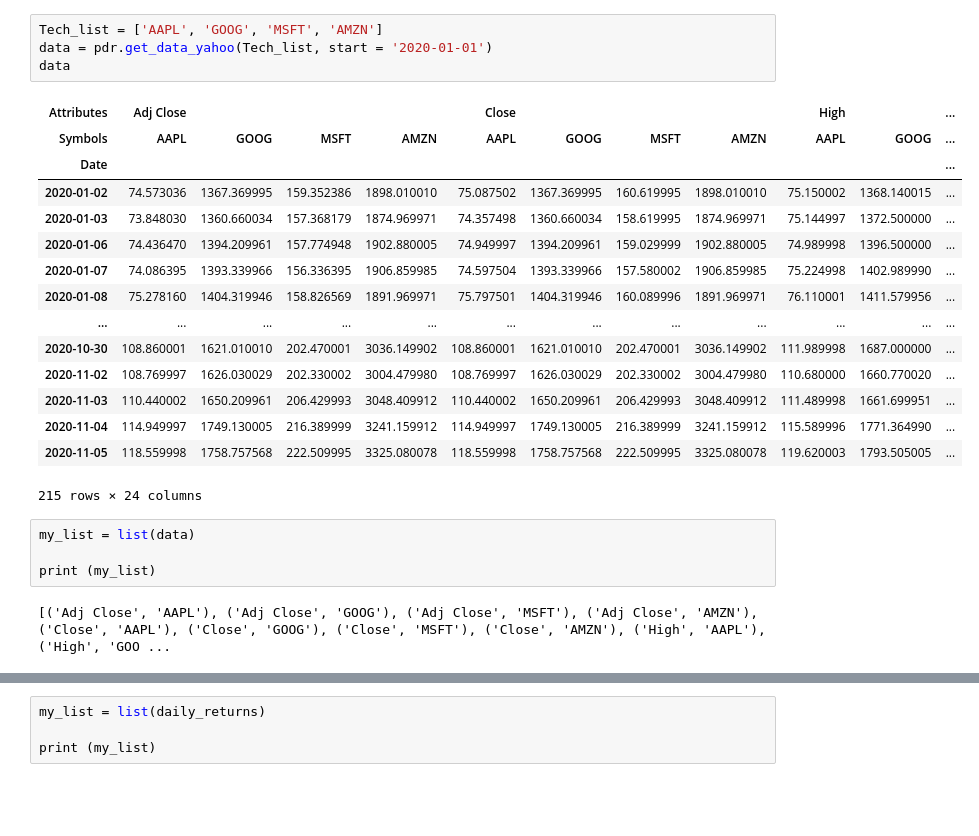
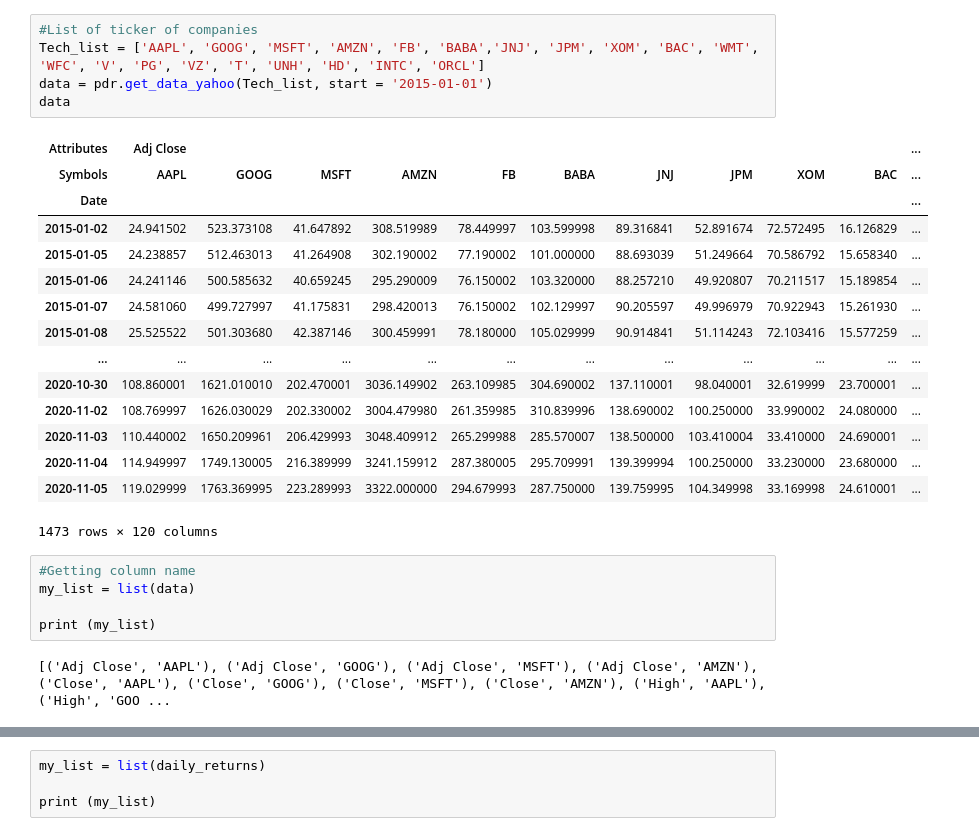
Before and after one commit to RITISHKARKIUNH/stockanalysis, a Jupyter notebook: Stock_Analysis.ipynb, the cells around one changed output, grey strips where cells are left out. Cells and saved outputs as stored; diff of their text form; blank space fills up the shorter version.

```diff
--- a/Stock_Analysis.ipynb
+++ b/Stock_Analysis.ipynb
@@ -52,24 +88,26 @@ df
 # %%
-Tech_list = ['AAPL', 'GOOG', 'MSFT', 'AMZN']
-data = pdr.get_data_yahoo(Tech_list, start = '2020-01-01')
+#List of ticker of companies
+Tech_list = ['AAPL', 'GOOG', 'MSFT', 'AMZN', 'FB', 'BABA','JNJ', 'JPM', 'XOM', 'BAC', 'WMT', 'WFC', 'V', 'PG', 'VZ', 'T', 'UNH', 'HD', 'INTC', 'ORCL']
+data = pdr.get_data_yahoo(Tech_list, start = '2015-01-01')
 data
 # %% [output]
-| Attributes | Adj Close |  |  |  | Close |  |  |  | High |  | ... |
-| Symbols | AAPL | GOOG | MSFT | AMZN | AAPL | GOOG | MSFT | AMZN | AAPL | GOOG | ... |
+| Attributes | Adj Close |  |  |  |  |  |  |  |  |  | ... |
+| Symbols | AAPL | GOOG | MSFT | AMZN | FB | BABA | JNJ | JPM | XOM | BAC | ... |
 | Date |  |  |  |  |  |  |  |  |  |  | ... |
-| 2020-01-02 | 74.573036 | 1367.369995 | 159.352386 | 1898.010010 | 75.087502 | 1367.369995 | 160.619995 | 1898.010010 | 75.150002 | 1368.140015 | ... |
-| 2020-01-03 | 73.848030 | 1360.660034 | 157.368179 | 1874.969971 | 74.357498 | 1360.660034 | 158.619995 | 1874.969971 | 75.144997 | 1372.500000 | ... |
-| 2020-01-06 | 74.436470 | 1394.209961 | 157.774948 | 1902.880005 | 74.949997 | 1394.209961 | 159.029999 | 1902.880005 | 74.989998 | 1396.500000 | ... |
-| 2020-01-07 | 74.086395 | 1393.339966 | 156.336395 | 1906.859985 | 74.597504 | 1393.339966 | 157.580002 | 1906.859985 | 75.224998 | 1402.989990 | ... |
-| 2020-01-08 | 75.278160 | 1404.319946 | 158.826569 | 1891.969971 | 75.797501 | 1404.319946 | 160.089996 | 1891.969971 | 76.110001 | 1411.579956 | ... |
+| 2015-01-02 | 24.941502 | 523.373108 | 41.647892 | 308.519989 | 78.449997 | 103.599998 | 89.316841 | 52.891674 | 72.572495 | 16.126829 | ... |
+| 2015-01-05 | 24.238857 | 512.463013 | 41.264908 | 302.190002 | 77.190002 | 101.000000 | 88.693039 | 51.249664 | 70.586792 | 15.658340 | ... |
+| 2015-01-06 | 24.241146 | 500.585632 | 40.659245 | 295.290009 | 76.150002 | 103.320000 | 88.257210 | 49.920807 | 70.211517 | 15.189854 | ... |
+| 2015-01-07 | 24.581060 | 499.727997 | 41.175831 | 298.420013 | 76.150002 | 102.129997 | 90.205597 | 49.996979 | 70.922943 | 15.261930 | ... |
+| 2015-01-08 | 25.525522 | 501.303680 | 42.387146 | 300.459991 | 78.180000 | 105.029999 | 90.914841 | 51.114243 | 72.103416 | 15.577259 | ... |
 | ... | ... | ... | ... | ... | ... | ... | ... | ... | ... | ... | ... |
-| 2020-10-30 | 108.860001 | 1621.010010 | 202.470001 | 3036.149902 | 108.860001 | 1621.010010 | 202.470001 | 3036.149902 | 111.989998 | 1687.000000 | ... |
-| 2020-11-02 | 108.769997 | 1626.030029 | 202.330002 | 3004.479980 | 108.769997 | 1626.030029 | 202.330002 | 3004.479980 | 110.680000 | 1660.770020 | ... |
-| 2020-11-03 | 110.440002 | 1650.209961 | 206.429993 | 3048.409912 | 110.440002 | 1650.209961 | 206.429993 | 3048.409912 | 111.489998 | 1661.699951 | ... |
-| 2020-11-04 | 114.949997 | 1749.130005 | 216.389999 | 3241.159912 | 114.949997 | 1749.130005 | 216.389999 | 3241.159912 | 115.589996 | 1771.364990 | ... |
-| 2020-11-05 | 118.559998 | 1758.757568 | 222.509995 | 3325.080078 | 118.559998 | 1758.757568 | 222.509995 | 3325.080078 | 119.620003 | 1793.505005 | ... |
+| 2020-10-30 | 108.860001 | 1621.010010 | 202.470001 | 3036.149902 | 263.109985 | 304.690002 | 137.110001 | 98.040001 | 32.619999 | 23.700001 | ... |
+| 2020-11-02 | 108.769997 | 1626.030029 | 202.330002 | 3004.479980 | 261.359985 | 310.839996 | 138.690002 | 100.250000 | 33.990002 | 24.080000 | ... |
+| 2020-11-03 | 110.440002 | 1650.209961 | 206.429993 | 3048.409912 | 265.299988 | 285.570007 | 138.500000 | 103.410004 | 33.410000 | 24.690001 | ... |
+| 2020-11-04 | 114.949997 | 1749.130005 | 216.389999 | 3241.159912 | 287.380005 | 295.709991 | 139.399994 | 100.250000 | 33.230000 | 23.680000 | ... |
+| 2020-11-05 | 119.029999 | 1763.369995 | 223.289993 | 3322.000000 | 294.679993 | 287.750000 | 139.759995 | 104.349998 | 33.169998 | 24.610001 | ... |
-215 rows × 24 columns
+1473 rows × 120 columns
 # %%
+#Getting column name
 my_list = list(data)
 
 print (my_list)
```
Also changed, not shown: parts of 14 cells of this notebook.
